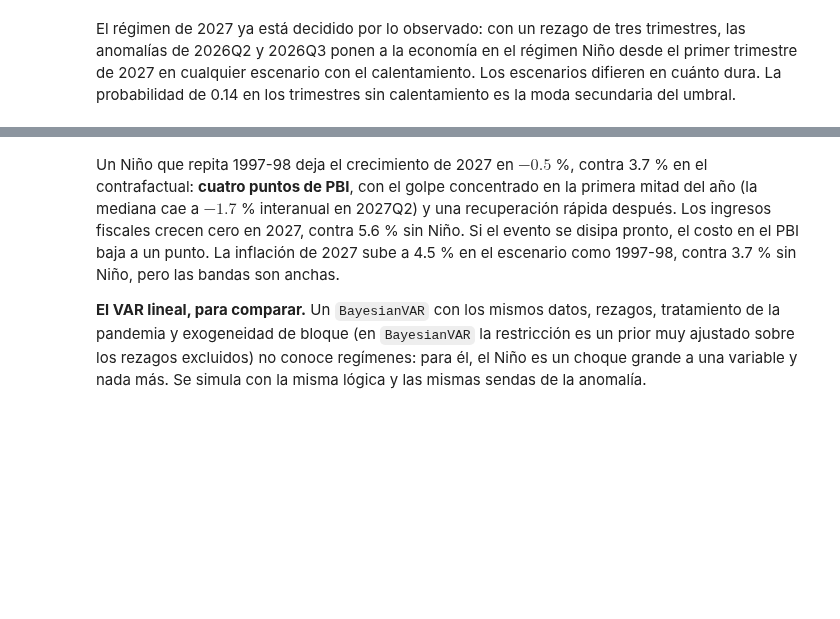
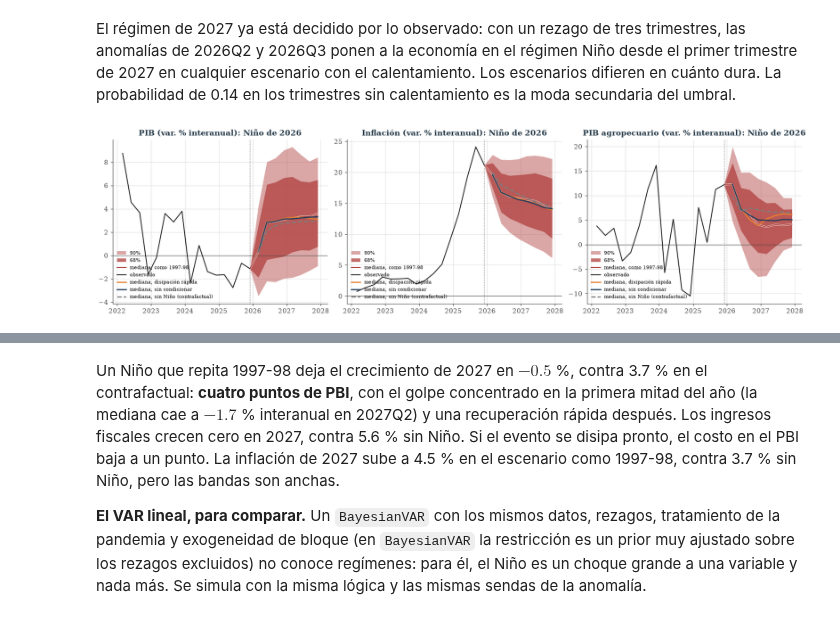
Before and after one commit to jpantoja-cpu/macro-econometrics-course, a Jupyter notebook: bolivia/tvar_nino_bolivia.ipynb, the cells around one changed output, grey strips where cells are left out. Cells and saved outputs as stored; diff of their text form; code cells hidden in the pictures; blank space fills up the shorter version.

```diff
--- a/bolivia/tvar_nino_bolivia.ipynb
+++ b/bolivia/tvar_nino_bolivia.ipynb
@@ -159,7 +232,7 @@ el mismo en ambos modelos y se cancela). Los totales son densidades de los mismo
 sin bloque, así que también permiten probar la restricción.
 # %%
 ml = model.log_marginal_likelihood()
-joint = ThresholdVAR(Y, threshold_var="nino12", lags=2, max_delay=4, post_draws=4000, burnin=0.5,
+joint = ThresholdVAR(Y, threshold_var="nino34", lags=2, max_delay=4, post_draws=4000, burnin=0.5,
                      hor=12, irf_1std=0, seed=1,
                      covid_mode="lenza-primiceri", covid_window=window, covid_n_free=8)
 joint.sample_posterior(show_progress=False)
@@ -298,7 +397,7 @@ anomalía también tiene dos regímenes y responde, con rezago, a la economía.
 irf_joint = joint.compute_irfs(shock="level", n_draws=200, reps=25, n_jobs=N_JOBS, scale=1.0, show_progress=False)
 comparison = {}
 for label, m, irf in (("con bloque", model, irf1), ("sin bloque", joint, irf_joint)):
-    for var, name in (("y", "PBI"), ("ing", "ingresos")):
+    for var, name in (("y", "PBI"), ("agro", "PIB agro")):
         a = irf["regime2"]["level"][:, :, names.index(var), 0]
         comparison[(name, label)] = {"impacto, Niño": np.median(a[:, 0]),
                                      "acumulado a 8, Niño": np.median(a[:, :9].sum(axis=1)),
@@ -386,6 +497,6 @@ def tvar_parameters(model, n_draws=1500):
 h = 8
 history = Y.iloc[-4:]                                           # cuatro trimestres: rezagos y delay
 dates = pd.date_range(history.index[-1] + pd.DateOffset(months=3), periods=h, freq="3MS")
-nino_2026Q3 = levels.loc["2026-09-01", "nino12"]
+nino_2026Q3 = levels.loc["2026-09-01", "nino34"]
 print("Condiciones iniciales:"); display(history.round(2))
 print(f"Anomalía observada en 2026Q3: {nino_2026Q3:.2f} °C; horizonte {cd.quarter(dates[0])} a {cd.quarter(dates[-1])}")
@@ -396,14 +516,14 @@ el tercero no impone nada más y deja que la ecuación de la anomalía la proyec
 **contrafactual**: el mar nunca se calentó (anomalía cero desde 2026Q1), y sirve para medir el
 costo del Niño como la diferencia con los otros tres.
 # %%
-como_1998 = levels["nino12"].loc["1997-12-01":"1999-06-01"].to_numpy()      # 1997Q4 a 1999Q2
+como_1998 = levels["nino34"].loc["1997-12-01":"1999-06-01"].to_numpy()      # 1997Q4 a 1999Q2
 libre = np.full(h - 1, np.nan)
 scenarios = {"como 1997-98": np.r_[nino_2026Q3, como_1998[:h - 1]],
              "disipación rápida": np.r_[nino_2026Q3, 2.0, 0.8, 0.0, 0.0, 0.0, 0.0, 0.0],
              "sin condicionar": np.r_[nino_2026Q3, libre],
              "sin Niño (contrafactual)": np.zeros(h)}
 history_cf = history.copy()
-history_cf.loc["2026-03-01":, "nino12"] = 0.0           # como si el mar no se hubiera calentado
+history_cf.loc["2026-03-01":, "nino34"] = 0.0           # como si el mar no se hubiera calentado
 pars = tvar_parameters(model)
 paths, regimes = {}, {}
 for name, path in scenarios.items():
@@ -423,18 +556,20 @@ probabilidad de 0.14 en los trimestres sin calentamiento es la moda secundaria d
 # %%
 colors = {"como 1997-98": "#B0413E", "disipación rápida": "#E78033", "sin condicionar": "#1F3D5C",
           "sin Niño (contrafactual)": "#7F7F7F"}
 fig, axes = plt.subplots(1, 3, figsize=(15, 4), constrained_layout=True)
-for ax, var, title in zip(axes, ["y", "pi", "ing"], titles[1:]):
+for ax, var, title in zip(axes, ["y", "pi", "agro"], titles[1:]):
     k = names.index(var)
     plot_fan_chart(Y[var], paths["como 1997-98"][:, :, k], dates, bands=(0.90, 0.68),
                    history_from="2022-03-01", hline=0, ax=ax, color=colors["como 1997-98"],
                    center_label="mediana, como 1997-98", history_label="observado",
                    title=f"{title}: Niño de 2026")
     for name in ("disipación rápida", "sin condicionar", "sin Niño (contrafactual)"):
         ax.plot(dates, np.median(paths[name][:, :, k], axis=0), color=colors[name], lw=1.8,
                 ls="--" if name.startswith("sin Niño") else "-", label=f"mediana, {name}")
     ax.legend(fontsize=7, loc="lower left")
 plt.show()
+# %% [output]
+[figure, added]
 # %%
 def yearly(paths_dict, var, year):
     k = names.index(var)
```
Also changed, not shown: parts of 16 cells of this notebook, 14 other files.
